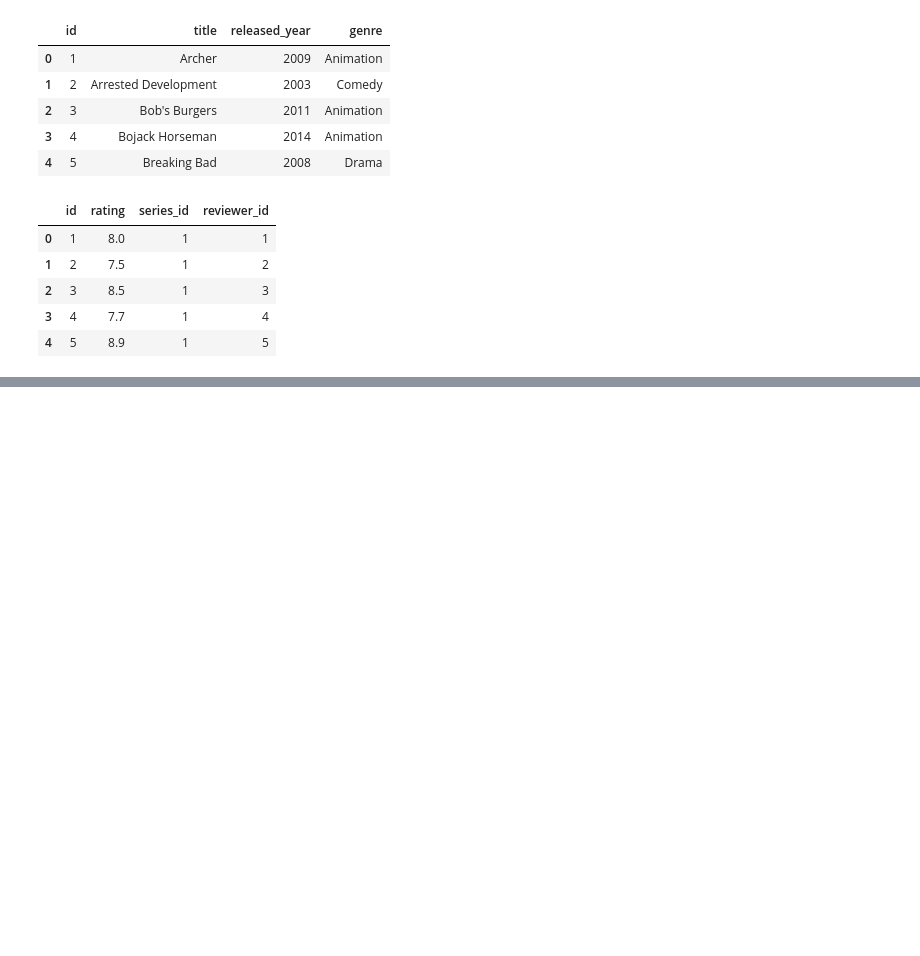
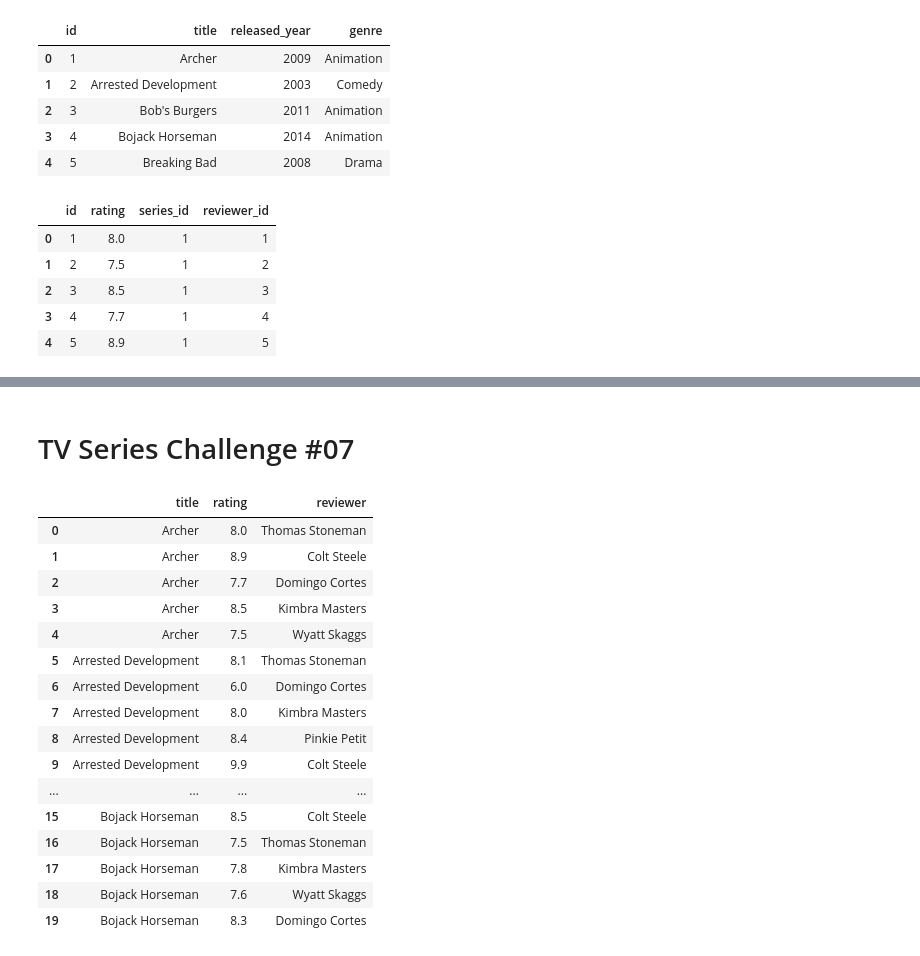
Before and after one commit to harshitgupta240197/SQL, a Jupyter notebook: MySQL/Core Concepts/Many to Many/01.ipynb, the cells around one changed output, grey strips where cells are left out. Cells and saved outputs as stored; diff of their text form; code cells hidden in the pictures; blank space fills up the shorter version.

Commit message:
Completed Many to Many all challenges

```diff
--- a/MySQL/Core Concepts/Many to Many/01.ipynb
+++ b/MySQL/Core Concepts/Many to Many/01.ipynb
@@ -157,0 +296,34 @@ LIMIT 5;
+# %% [markdown]
+# TV Series Challenge #07
+# %%
+%%sql
+
+SELECT
+    s.title,
+    r.rating,
+    CONCAT(rv.first_name, ' ', rv.last_name) AS reviewer
+FROM reviews AS r
+JOIN series AS s
+ON r.series_id = s.id
+JOIN reviewers AS rv
+ON r.reviewer_id = rv.id
+ORDER BY title
+LIMIT 20;
+# %% [output]
+|  | title | rating | reviewer |
+| 0 | Archer | 8.0 | Thomas Stoneman |
+| 1 | Archer | 8.9 | Colt Steele |
+| 2 | Archer | 7.7 | Domingo Cortes |
+| 3 | Archer | 8.5 | Kimbra Masters |
+| 4 | Archer | 7.5 | Wyatt Skaggs |
+| 5 | Arrested Development | 8.1 | Thomas Stoneman |
+| 6 | Arrested Development | 6.0 | Domingo Cortes |
+| 7 | Arrested Development | 8.0 | Kimbra Masters |
+| 8 | Arrested Development | 8.4 | Pinkie Petit |
+| 9 | Arrested Development | 9.9 | Colt Steele |
+| ... | ... | ... | ... |
+| 15 | Bojack Horseman | 8.5 | Colt Steele |
+| 16 | Bojack Horseman | 7.5 | Thomas Stoneman |
+| 17 | Bojack Horseman | 7.8 | Kimbra Masters |
+| 18 | Bojack Horseman | 7.6 | Wyatt Skaggs |
+| 19 | Bojack Horseman | 8.3 | Domingo Cortes |
```
Also changed, not shown: parts of 12 cells of this notebook.
